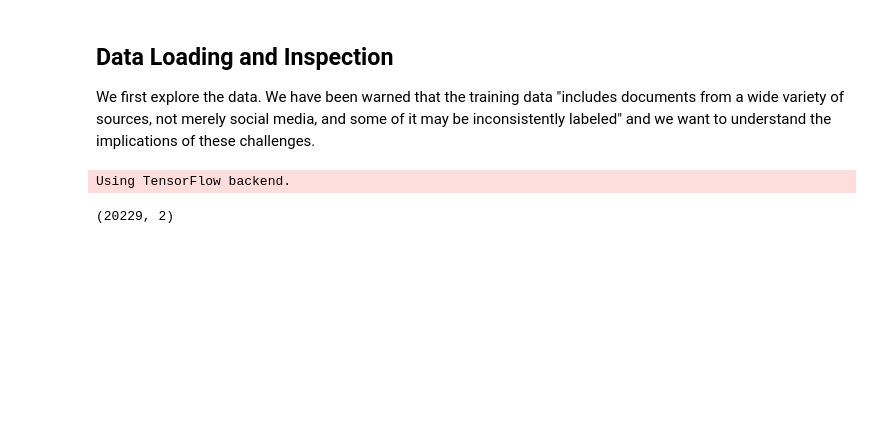
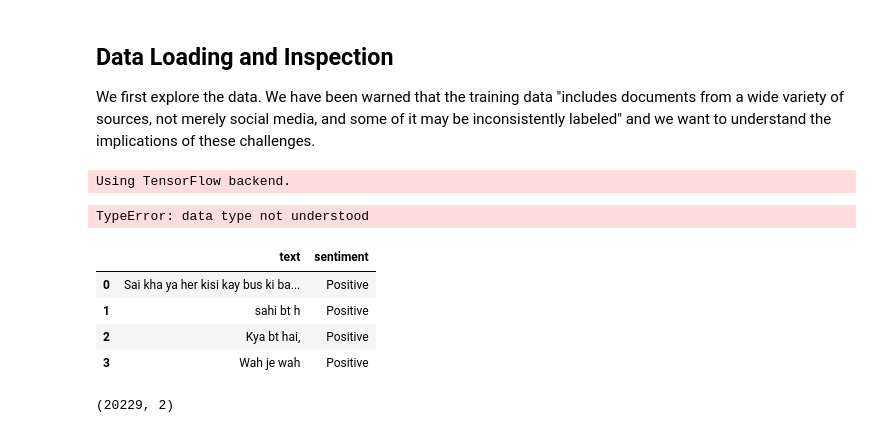
Before and after one commit to conorfrailey/MLpractice, a Jupyter notebook: Amazon Coding Challenge.ipynb, the cells around one changed output. Saved outputs shown, nothing was run; the diff lists cells and outputs as text; code cells hidden in the pictures; blank space fills up the shorter version.

```diff
--- a/Amazon Coding Challenge.ipynb
+++ b/Amazon Coding Challenge.ipynb
@@ -34,7 +34,17 @@ import csv
 Using TensorFlow backend.
 # %%
 data = pd.read_csv('RomanUrduDataSet.csv',sep=',',names=['text','sentiment'],index_col=False,
-                  quotechar='"',na_values='NULL')
+                  quotechar='"')
+# %% [output]
+TypeError: data type not understood
+# %%
+data.head(4)
+# %% [output]
+|  | text | sentiment |
+| 0 | Sai kha ya her kisi kay bus ki ba... | Positive |
+| 1 | sahi bt h | Positive |
+| 2 | Kya bt hai, | Positive |
+| 3 | Wah je wah | Positive |
 # %%
 data.shape
 # %% [output]
```
Also changed, not shown: parts of 45 cells of this notebook, 2 other files.
